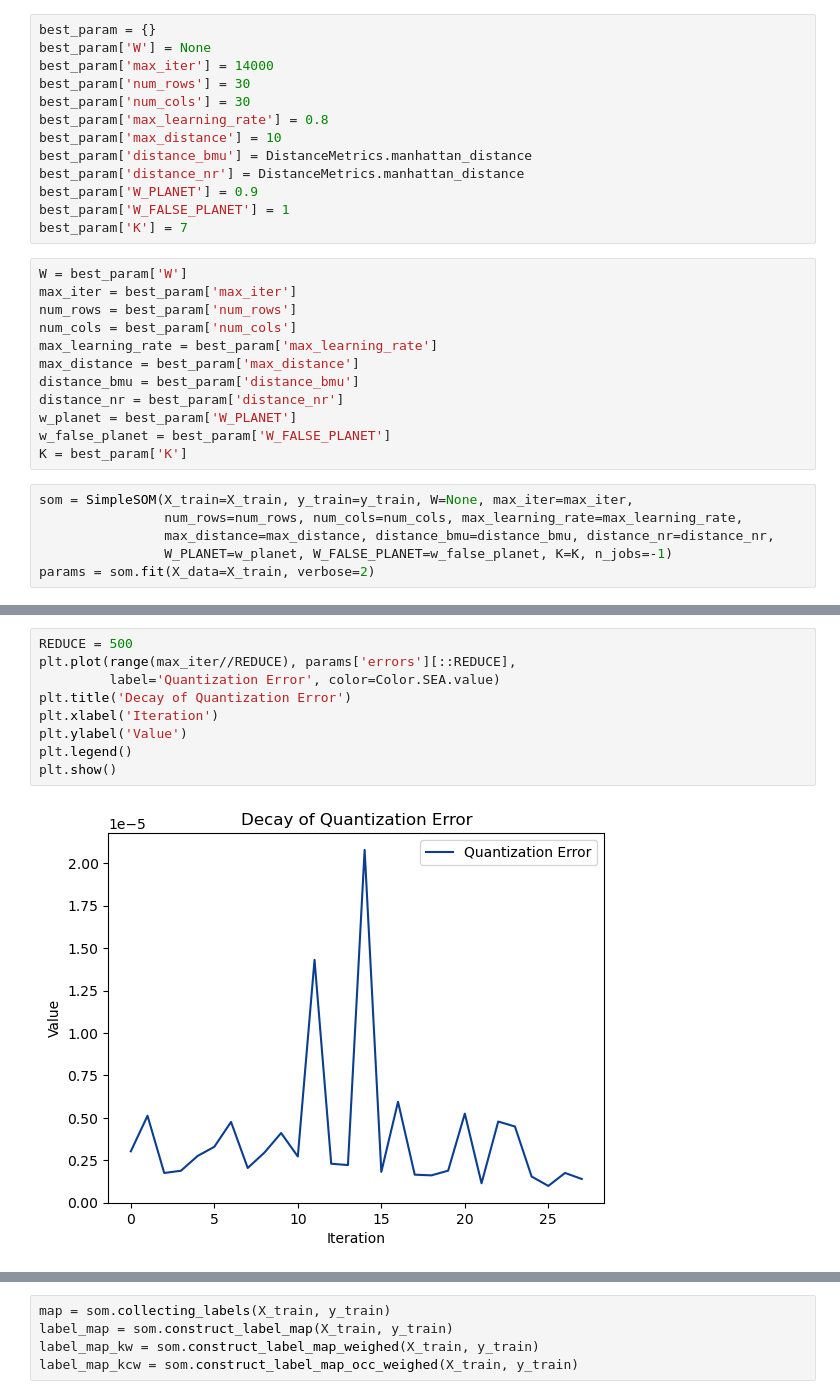
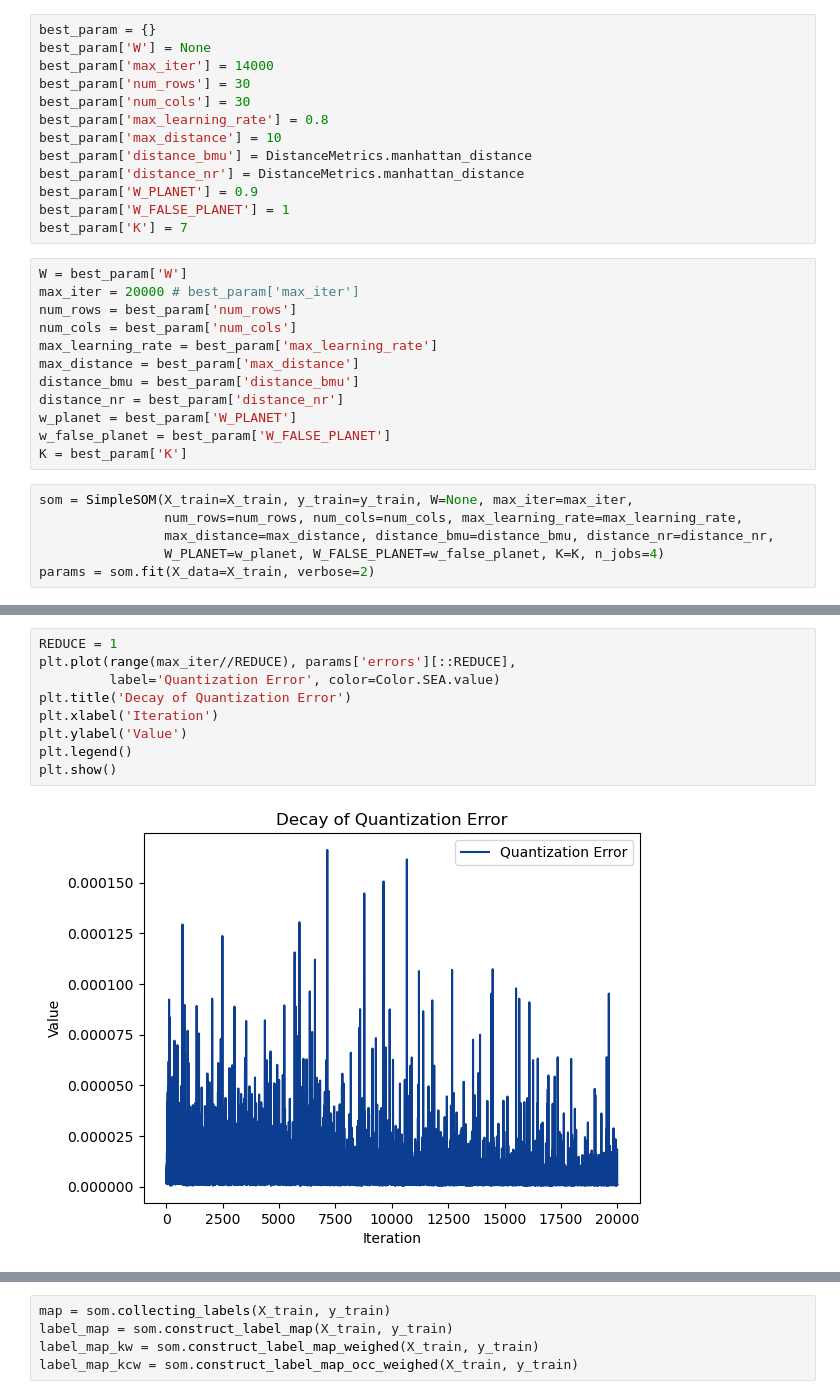
Before and after one commit to Attilio-Di-Vicino/ExoNet, a Jupyter notebook: unsupervised_learning/03_kt_som_unbal_wfa.ipynb, the cells around one changed output, grey strips where cells are left out. Cells and saved outputs as stored; diff of their text form.

```diff
--- a/unsupervised_learning/03_kt_som_unbal_wfa.ipynb
+++ b/unsupervised_learning/03_kt_som_unbal_wfa.ipynb
@@ -123,7 +148,7 @@ best_param['W_FALSE_PLANET'] = 1
 best_param['K'] = 7
 # %%
 W = best_param['W']
-max_iter = best_param['max_iter']
+max_iter = 20000 # best_param['max_iter']
 num_rows = best_param['num_rows']
 num_cols = best_param['num_cols']
 max_learning_rate = best_param['max_learning_rate']
@@ -137,6 +162,6 @@ K = best_param['K']
 som = SimpleSOM(X_train=X_train, y_train=y_train, W=None, max_iter=max_iter,
                 num_rows=num_rows, num_cols=num_cols, max_learning_rate=max_learning_rate,
                 max_distance=max_distance, distance_bmu=distance_bmu, distance_nr=distance_nr,
-                W_PLANET=w_planet, W_FALSE_PLANET=w_false_planet, K=K, n_jobs=-1)
+                W_PLANET=w_planet, W_FALSE_PLANET=w_false_planet, K=K, n_jobs=4)
 params = som.fit(X_data=X_train, verbose=2)
 # %% [output]
@@ -159,14 +185,14 @@ SOM training completed:  14000  | QE:    0.000002  | LR:    0.000057  | NR:    1
 # %%
-REDUCE = 500
+REDUCE = 1
 plt.plot(range(max_iter//REDUCE), params['errors'][::REDUCE],
          label='Quantization Error', color=Color.SEA.value)
 plt.title('Decay of Quantization Error')
 plt.xlabel('Iteration')
 plt.ylabel('Value')
 plt.legend()
 plt.show()
 # %% [output]
-[figure, old version]
+[figure, new version]
 # %%
 plt.plot(range(max_iter), params['lr'], label='Learning Rate', color=Color.SUN.value)
 plt.title('Decay of Learning Rate')
```
Also changed, not shown: parts of 21 cells of this notebook, 2 other files.
